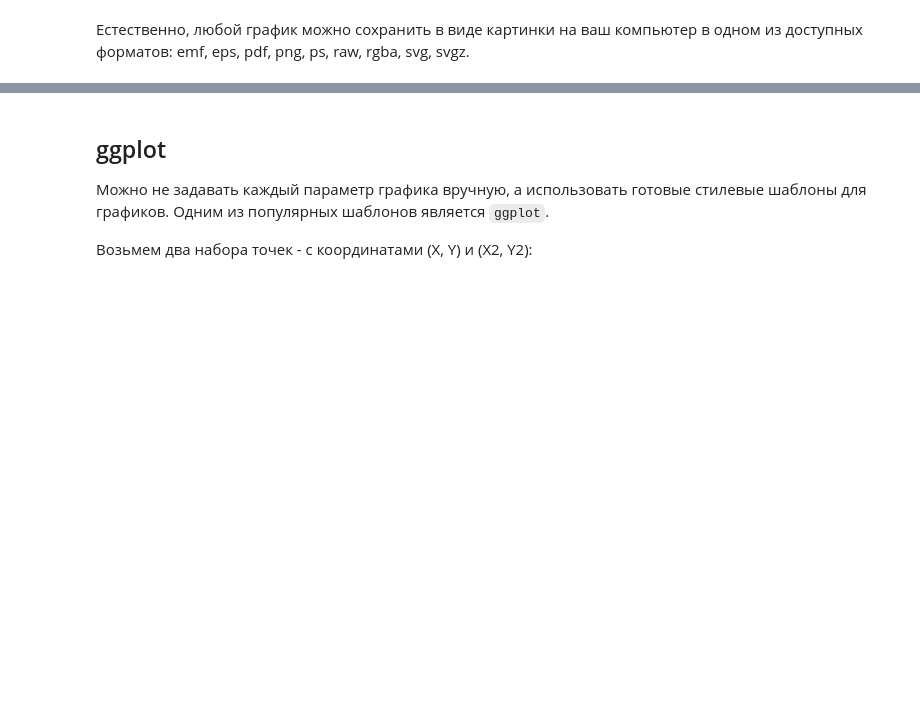
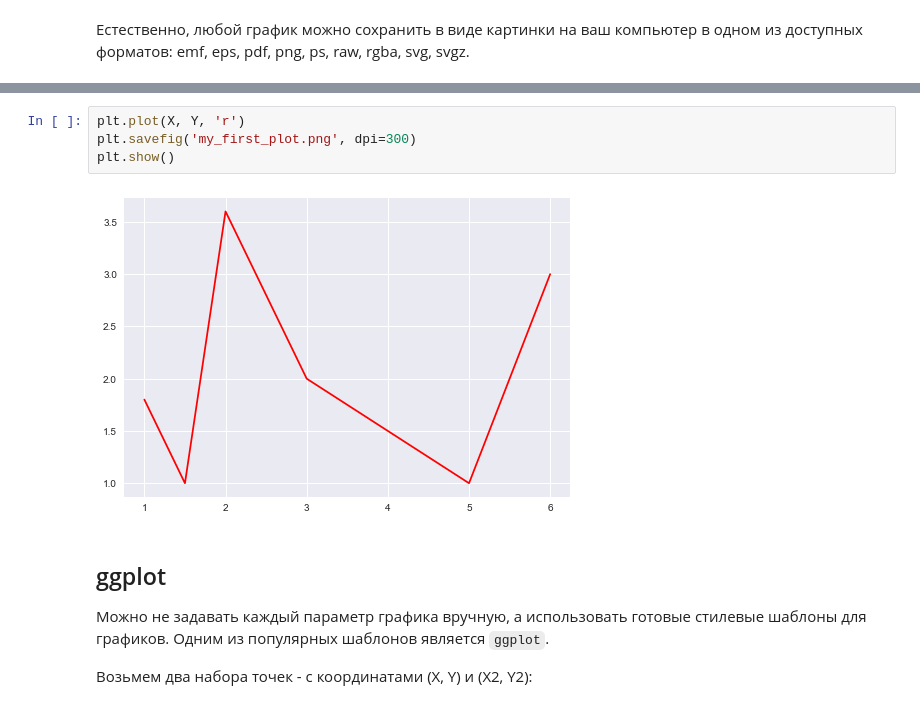
Before and after one commit to ancatmara/python-for-dh, a Jupyter notebook: Classes/13/Matplotlib.ipynb, the cells around one changed output, grey strips where cells are left out. Cells and saved outputs as stored; diff of their text form; blank space fills up the shorter version.

```diff
--- a/Classes/13/Matplotlib.ipynb
+++ b/Classes/13/Matplotlib.ipynb
@@ -144,3 +183,9 @@ plt.savefig('plot_with_colors', dpi=300, format='png')
+# %%
+plt.plot(X, Y, 'r')
+plt.savefig('my_first_plot.png', dpi=300)
+plt.show()
+# %% [output]
+[figure, added]
 # %% [markdown]
 ## ggplot
 
```
Also changed, not shown: parts of 16 cells of this notebook, 5 other files.
